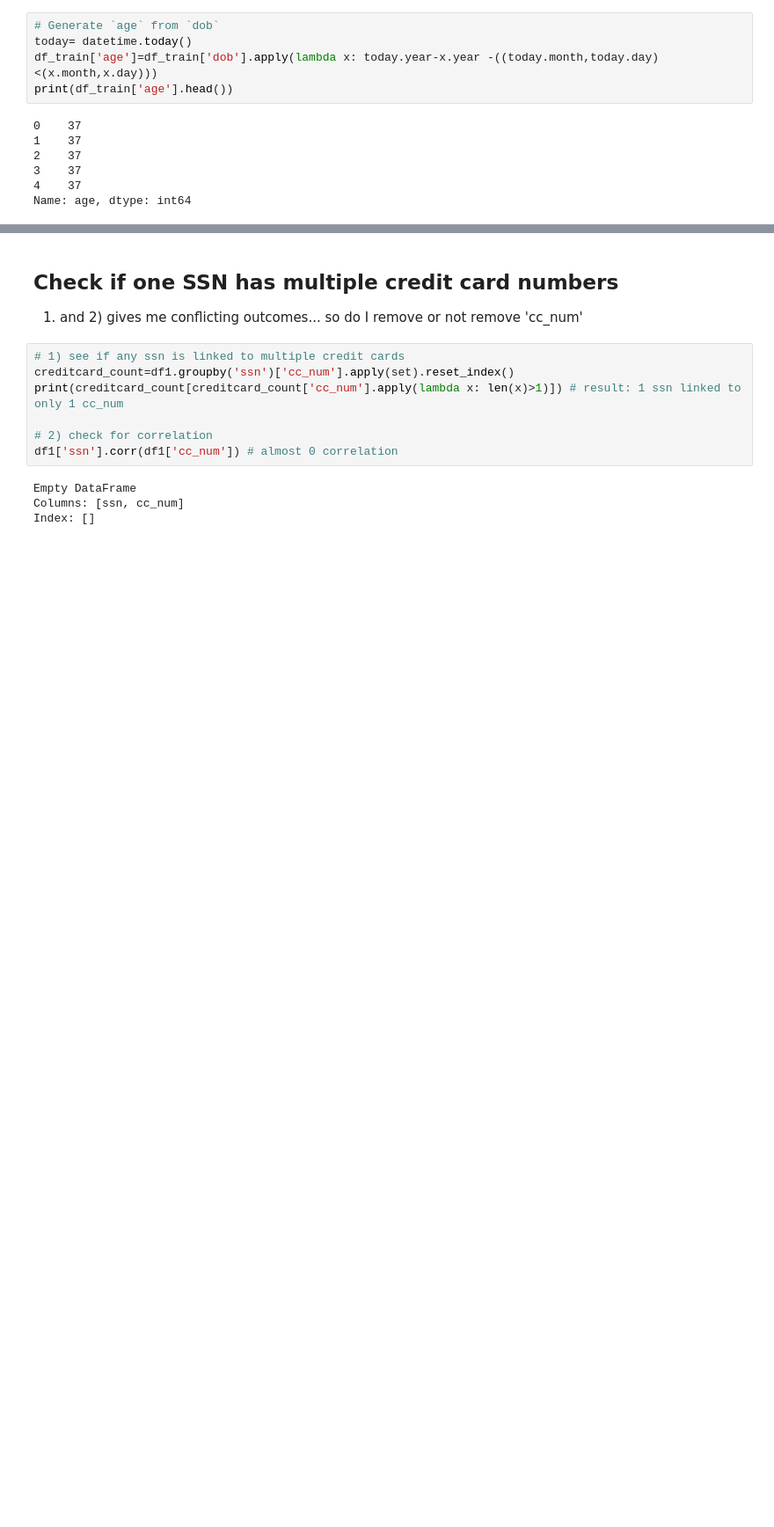
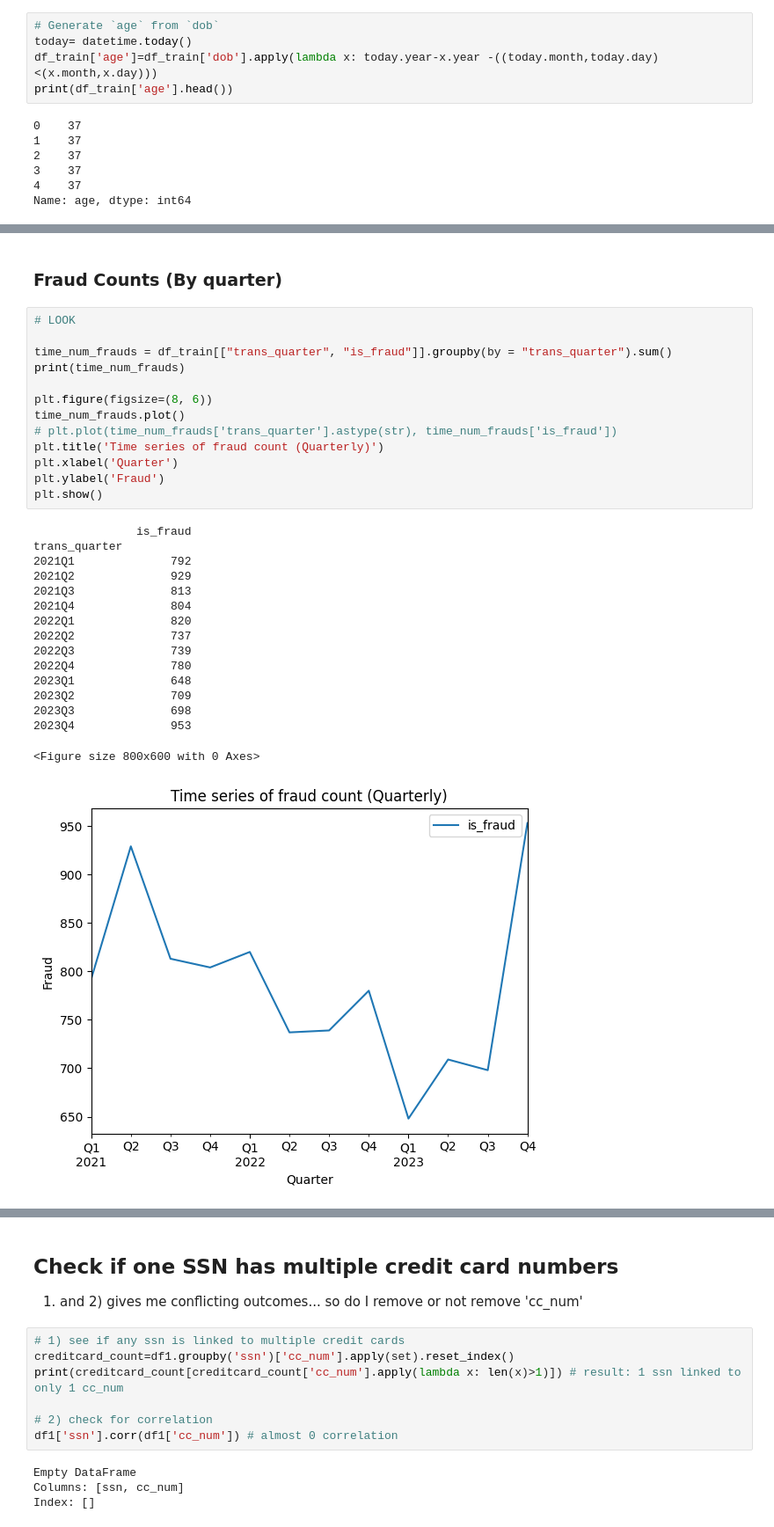
Before and after one commit to annccyn/dsa4263_project, a Jupyter notebook: ch_draft1.ipynb, the cells around one changed output, grey strips where cells are left out. Shown at 88% size. Saved outputs shown, nothing was run; the diff lists cells and outputs as text; blank space fills up the shorter version.

```diff
--- a/ch_draft1.ipynb
+++ b/ch_draft1.ipynb
@@ -217,0 +273,32 @@ Name: city_state, Length: 2646694, dtype: object
+# %% [markdown]
+### Fraud Counts (By quarter)
+# %%
+# LOOK
+
+time_num_frauds = df_train[["trans_quarter", "is_fraud"]].groupby(by = "trans_quarter").sum()
+print(time_num_frauds)
+
+plt.figure(figsize=(8, 6))
+time_num_frauds.plot()
+# plt.plot(time_num_frauds['trans_quarter'].astype(str), time_num_frauds['is_fraud'])
+plt.title('Time series of fraud count (Quarterly)')
+plt.xlabel('Quarter')
+plt.ylabel('Fraud')
+plt.show()
+# %% [output]
+               is_fraud
+trans_quarter
+2021Q1              792
+2021Q2              929
+2021Q3              813
+2021Q4              804
+2022Q1              820
+2022Q2              737
+2022Q3              739
+2022Q4              780
+2023Q1              648
+2023Q2              709
+2023Q3              698
+2023Q4              953
+<Figure size 800x600 with 0 Axes>
+[figure, added]
```
Also changed, not shown: parts of 15 cells of this notebook.
